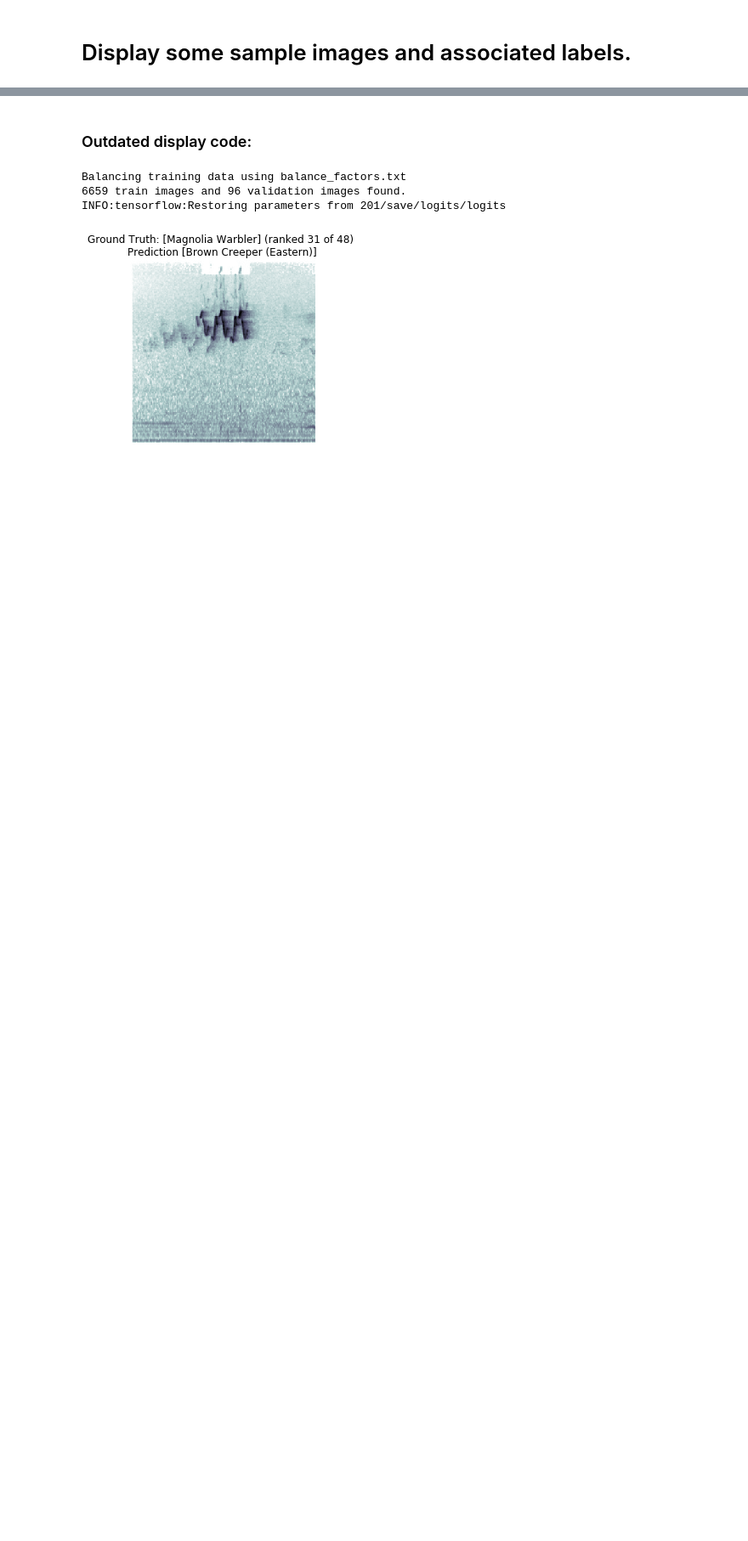
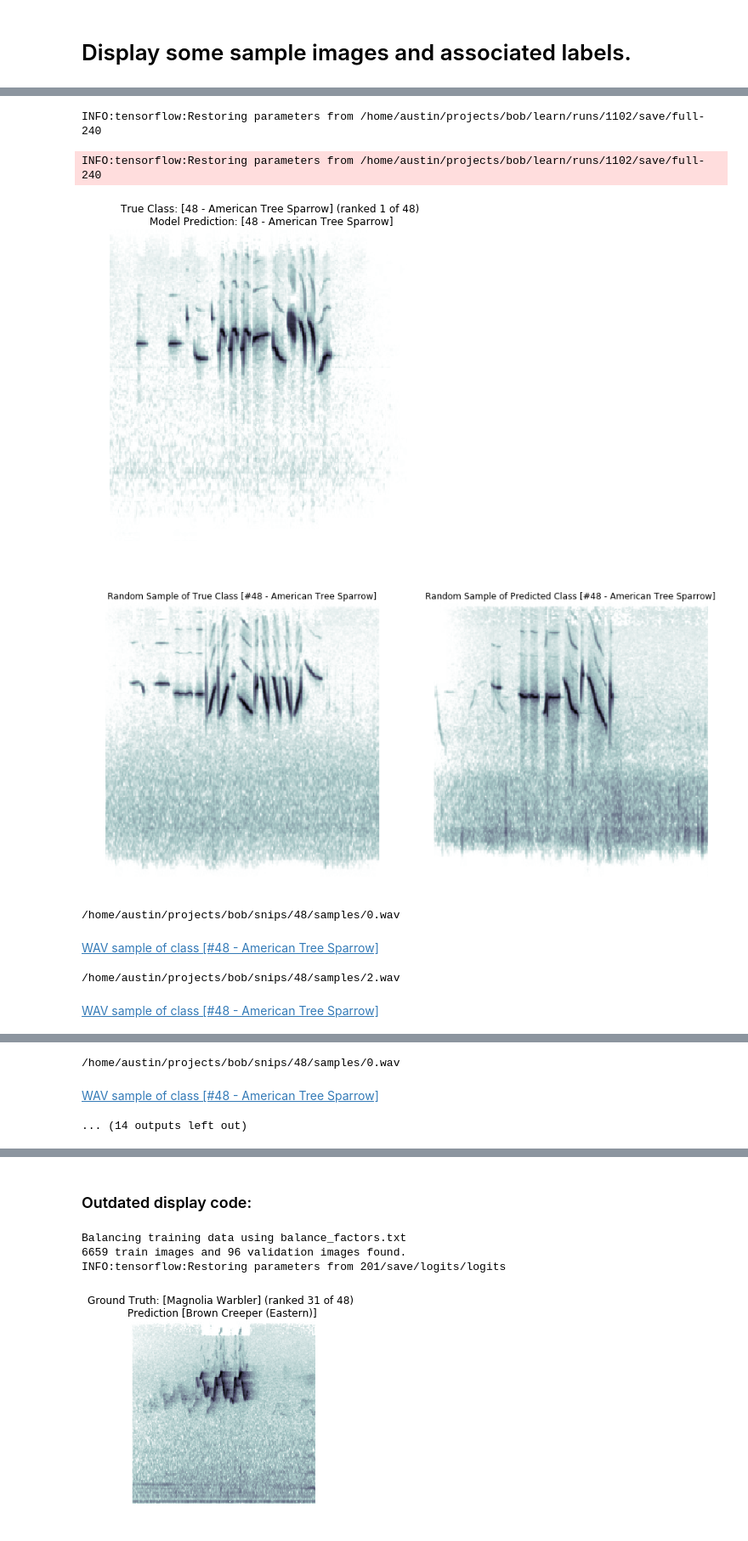
Before and after one commit to austinmoehle/birdsongs, a Jupyter notebook: visualization.ipynb, the cells around one changed output, grey strips where cells are left out. Shown at 85% size. Saved outputs shown, nothing was run; the diff lists cells and outputs as text; code cells hidden in the pictures; blank space fills up the shorter version.

```diff
--- a/visualization.ipynb
+++ b/visualization.ipynb
@@ -187,6 +214,12 @@ def random_sample(files_and_labels, label):
         count += 1
 
 
+def write_samples_file(path, true_sample, predicted_sample):
+    with open(path, 'w') as f:
+        f.write('%s %s\n' % ('True Class:', true_sample))
+        f.write('%s %s\n' % ('Prediction:', predicted_sample))
+
+
 def img_parse_function(filename):
     image_string = tf.read_file(filename)
     image_decoded = tf.image.decode_jpeg(image_string, channels=3)
@@ -412,0 +466,20 @@ sample_3.jpg
+# %%
+args = {}
+args['data_dir'] = 'demo/data_demo'
+args['eval_dir'] = '/home/austin/projects/bob/learn/runs/1102/save'
+args['snip_dir'] = '/home/austin/projects/bob/snips'
+args['batch_size'] = 2
+args['num_workers'] = 4
+args['dropout_keep_prob'] = 0.8
+args['weight_decay'] = 0.00004
+# %%
+evaluate_examples_with_samples(args, num_examples=4, target_dir='samples', start_idx=0)
+# %% [output]
+INFO:tensorflow:Restoring parameters from /home/austin/projects/bob/learn/runs/1102/save/full-240
+INFO:tensorflow:Restoring parameters from /home/austin/projects/bob/learn/runs/1102/save/full-240
+[figure, added]
+[figure, added]
+/home/austin/projects/bob/snips/48/samples/0.wav
+WAV sample of class [#48 - American Tree Sparrow]
+/home/austin/projects/bob/snips/48/samples/2.wav
+WAV sample of class [#48 - American Tree Sparrow]
@@ -412,0 +488,3 @@ sample_3.jpg
+/home/austin/projects/bob/snips/48/samples/0.wav
+WAV sample of class [#48 - American Tree Sparrow]
+... (14 outputs left out)
```
Also changed, not shown: parts of 7 cells of this notebook, 21 other files.
